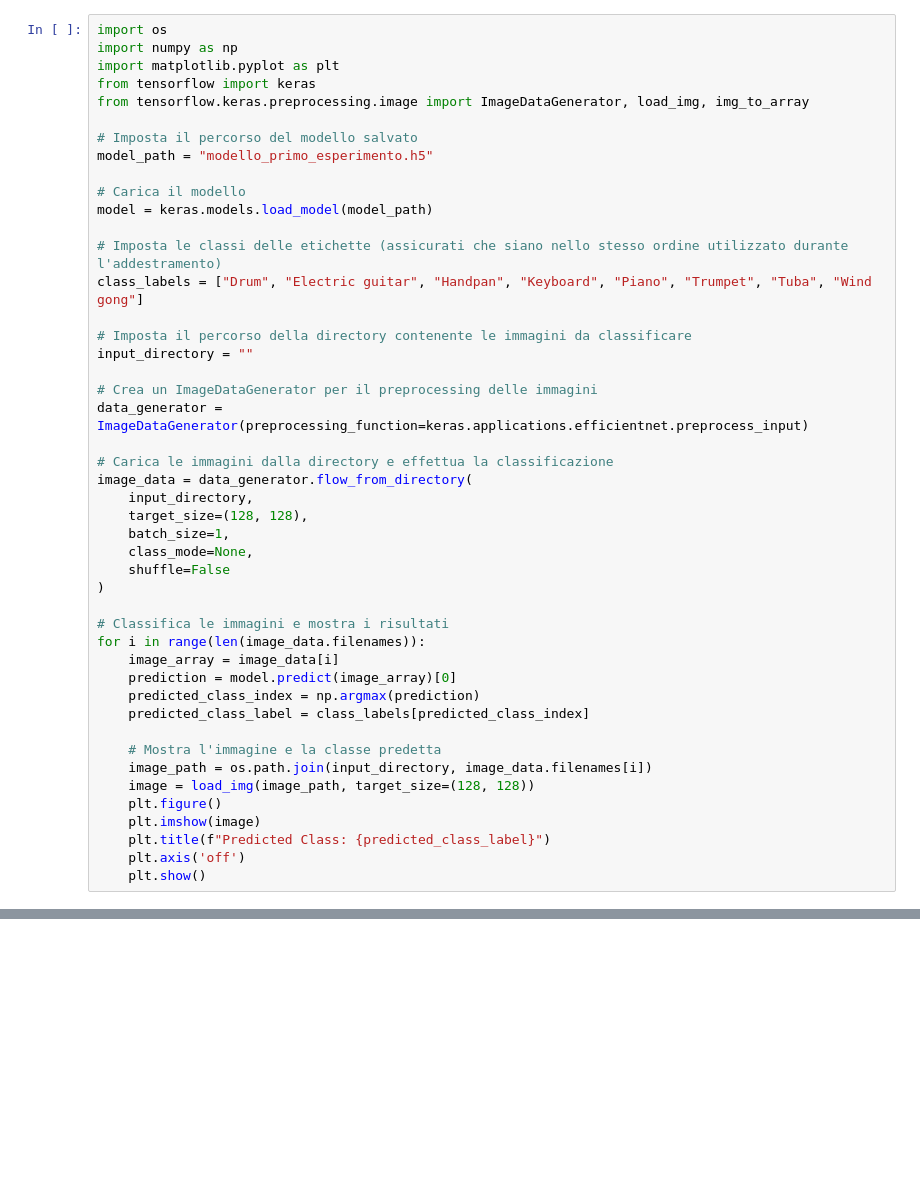
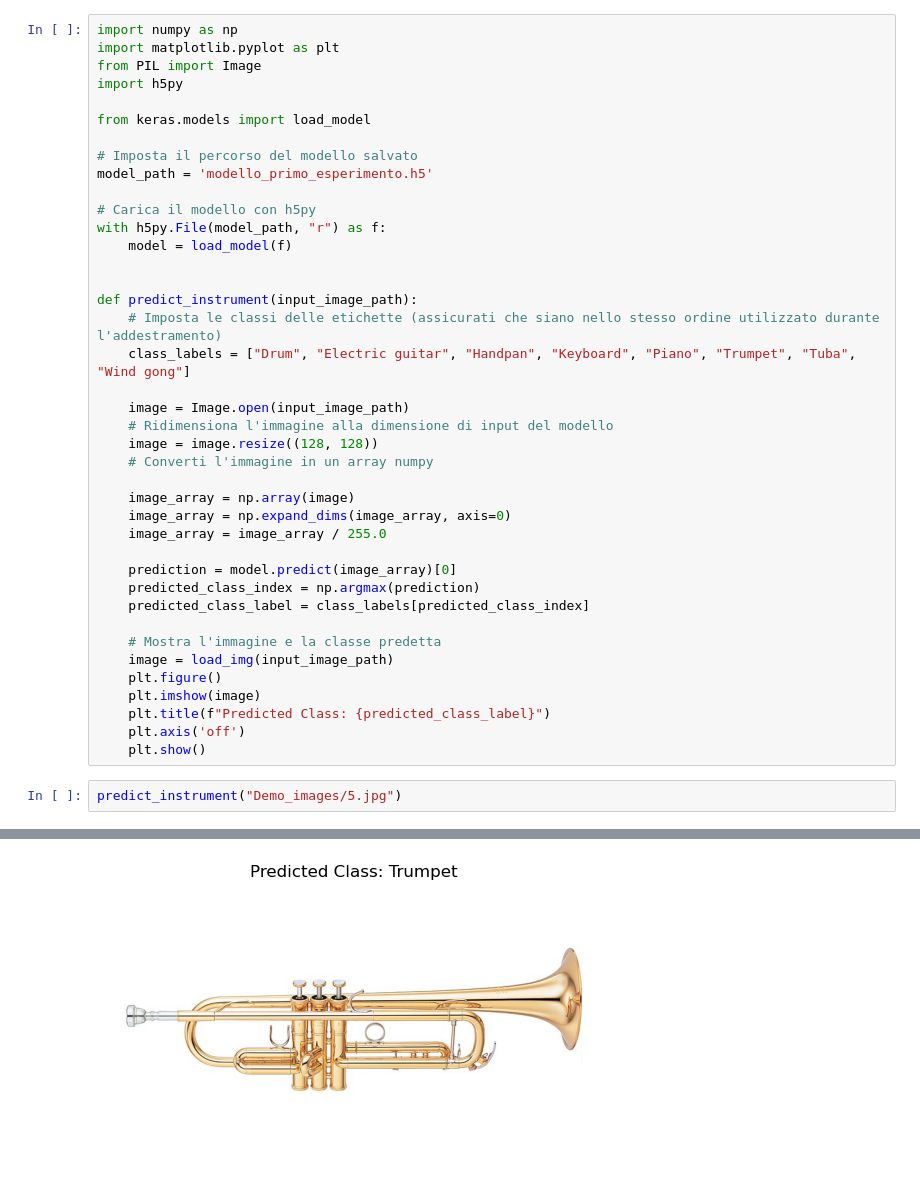
Before and after one commit to timeassassinRG/Progetto-Machine-Learning-2022-2023, a Jupyter notebook: demo.ipynb, the cells around one changed output, grey strips where cells are left out. Saved outputs shown, nothing was run; the diff lists cells and outputs as text; blank space fills up the shorter version.

```diff
--- a/demo.ipynb
+++ b/demo.ipynb
@@ -1,46 +3,43 @@
 # %%
-import os
 import numpy as np
 import matplotlib.pyplot as plt
-from tensorflow import keras
-from tensorflow.keras.preprocessing.image import ImageDataGenerator, load_img, img_to_array
+from PIL import Image
+import h5py
+
+from keras.models import load_model
 
 # Imposta il percorso del modello salvato
-model_path = "modello_primo_esperimento.h5"
+model_path = 'modello_primo_esperimento.h5'
 
-# Carica il modello
-model = keras.models.load_model(model_path)
+# Carica il modello con h5py
+with h5py.File(model_path, "r") as f:
+    model = load_model(f)
 
-# Imposta le classi delle etichette (assicurati che siano nello stesso ordine utilizzato durante l'addestramento)
-class_labels = ["Drum", "Electric guitar", "Handpan", "Keyboard", "Piano", "Trumpet", "Tuba", "Wind gong"]
 
-# Imposta il percorso della directory contenente le immagini da classificare
-input_directory = ""
+def predict_instrument(input_image_path):
+    # Imposta le classi delle etichette (assicurati che siano nello stesso ordine utilizzato durante l'addestramento)
+    class_labels = ["Drum", "Electric guitar", "Handpan", "Keyboard", "Piano", "Trumpet", "Tuba", "Wind gong"]
 
-# Crea un ImageDataGenerator per il preprocessing delle immagini
-data_generator = ImageDataGenerator(preprocessing_function=keras.applications.efficientnet.preprocess_input)
+    image = Image.open(input_image_path)
+    # Ridimensiona l'immagine alla dimensione di input del modello
+    image = image.resize((128, 128))
+    # Converti l'immagine in un array numpy
 
-# Carica le immagini dalla directory e effettua la classificazione
-image_data = data_generator.flow_from_directory(
-    input_directory,
-    target_size=(128, 128),
-    batch_size=1,
-    class_mode=None,
-    shuffle=False
-)
+    image_array = np.array(image)
+    image_array = np.expand_dims(image_array, axis=0)
+    image_array = image_array / 255.0
 
-# Classifica le immagini e mostra i risultati
-for i in range(len(image_data.filenames)):
-    image_array = image_data[i]
     prediction = model.predict(image_array)[0]
     predicted_class_index = np.argmax(prediction)
     predicted_class_label = class_labels[predicted_class_index]
 
     # Mostra l'immagine e la classe predetta
-    image_path = os.path.join(input_directory, image_data.filenames[i])
-    image = load_img(image_path, target_size=(128, 128))
+    image = load_img(input_image_path)
     plt.figure()
     plt.imshow(image)
     plt.title(f"Predicted Class: {predicted_class_label}")
     plt.axis('off')
     plt.show()
+# %%
+predict_instrument("Demo_images/5.jpg")
+# %% [output]
@@ -46,0 +47 @@ for i in range(len(image_data.filenames)):
+[figure, added]
```
Also changed, not shown: parts of 2 cells of this notebook, 6 other files.
